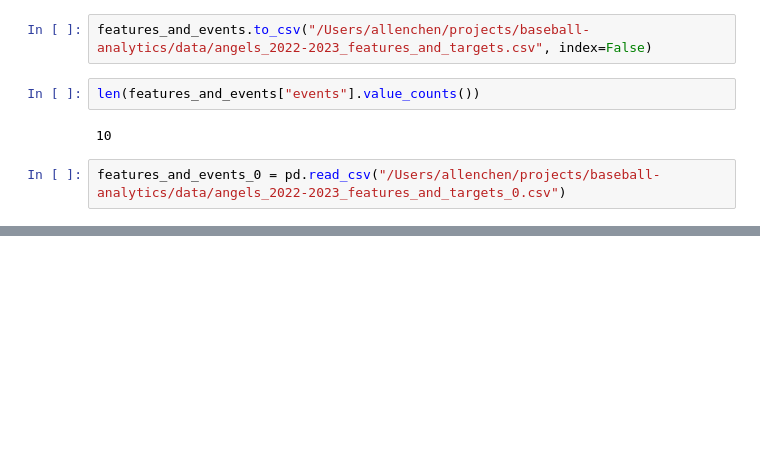
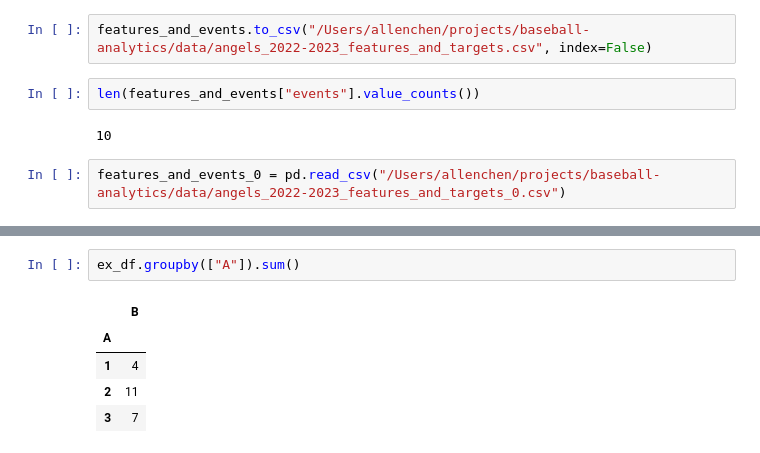
Before and after one commit to allenttchen/baseball-analytics, a Jupyter notebook: notebooks/eda.ipynb, the cells around one changed output, grey strips where cells are left out. Cells and saved outputs as stored; diff of their text form; blank space fills up the shorter version.

```diff
--- a/notebooks/eda.ipynb
+++ b/notebooks/eda.ipynb
@@ -619,0 +730,8 @@ features_and_events_0 = pd.read_csv("/Users/allenchen/projects/baseball-analytic
+# %%
+ex_df.groupby(["A"]).sum()
+# %% [output]
+|  | B |
+| A |  |
+| 1 | 4 |
+| 2 | 11 |
+| 3 | 7 |
```
Also changed, not shown: parts of 18 cells of this notebook, 14 other files.
